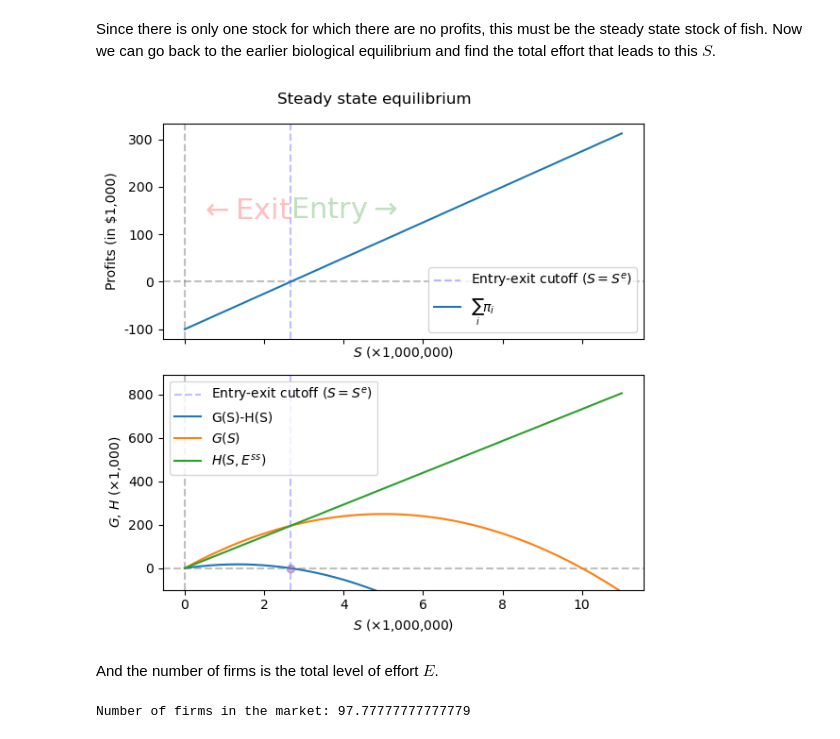
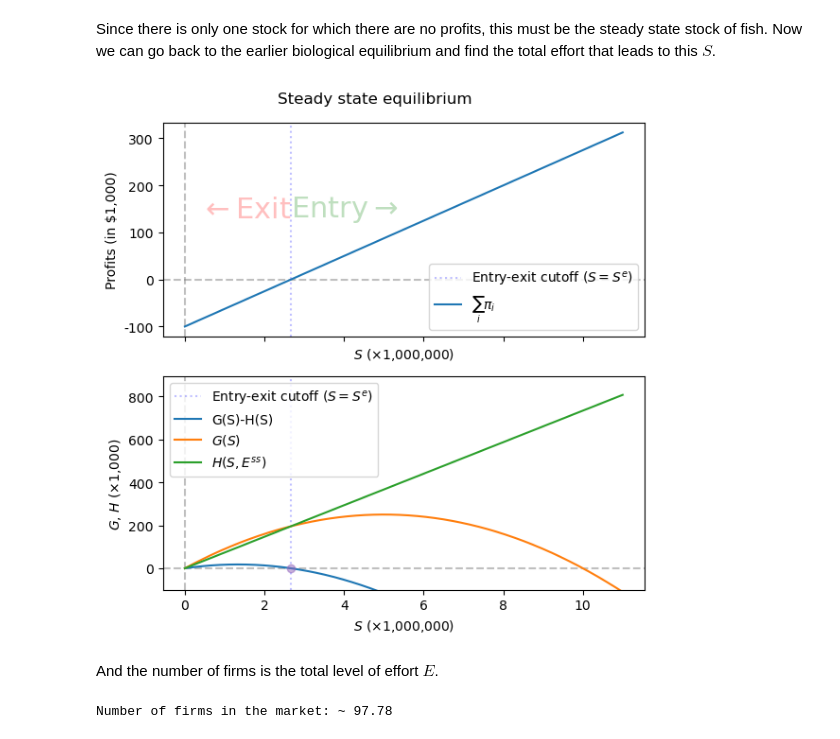
Before and after one commit to Leonbremer/fisheries, a Jupyter notebook: fish.ipynb, the cells around one changed output. Cells and saved outputs as stored; diff of their text form; code cells hidden in the pictures.

```diff
--- a/fish.ipynb
+++ b/fish.ipynb
@@ -81,7 +80,4 @@ Let us first look at the natural fish stock by plotting the regeneration functio
 # %%
-m = 10**6
-t = 10**3
-s = np.linspace(0,k+m,t)# Domain of plot
 # Biological equilibrium
 fig, (ax0,ax1) = plt.subplots(nrows=1, ncols=2, figsize=(8, 4), sharey = True)
 # Plot on both subplots
@@ -96,7 +92,7 @@ for ax in [ax0,ax1]:
 for h in [.5, 2.5, 5, 7.5, 9]:
     ax1.arrow(x=h*m, y=0, dx=.5*m, dy=0, width=10*t, length_includes_head=True, head_width=25*t, head_length=.25*m)
 ax1.arrow(x=k*1.1, y=0, dx=-.5*m, dy=0, width=10*t, length_includes_head=True, head_width=25*t, head_length=.25*m)
-ax1.plot([0,10*m,], [0,0,], 'ro', label=r'$S_0$')
+ax1.plot([0,10*m,], [0,0,], 'ro', label=r'$S^\ast$')
 ax0.set_ylabel(r'$G(S)$ ($\times$1,000)')
 # Plot information
 fig.suptitle('Biological equilibrium - No harvesting')
@@ -160,8 +160,6 @@ We now add fishers to the mix. Together with the regeneration function, harvesti
 # %% [markdown]
 One can solve for the bio-harvesting equilibrium, finding that $S^b = (1 - \frac{\alpha}{\gamma}E)K$ (or in the extinction case: $S^b=0$). Let's use this in our visualization.
 # %%
-s = np.linspace(0,k+m,t)# Domain of plot
-
 # Plot
 fig, (ax0,ax1) = plt.subplots(nrows=2,ncols=1,figsize=(6, 6),sharex=True,sharey=True)
 for ax in [ax0,ax1]:
@@ -216,13 +216,11 @@ p=1
 Ess = (gamma/alpha)*(1-(w/(alpha*p*k)))
 Se = w/(alpha*p)
 
-s = np.linspace(0,k+m,t)# Domain of plot
-
 # Plot
 fig, ax = plt.subplots(nrows=1,ncols=1,figsize=(6, 4))
 ax.axhline(0,linestyle='--',color="grey",alpha=.5)
 ax.axvline(0,linestyle='--',color="grey",alpha=.5)
-ax.axvline(Se,linestyle='--',color="blue",alpha=.25, label='Entry-exit cutoff ($S=S^e$)')
+ax.axvline(Se,linestyle=':',color="blue",alpha=.25, label='Entry-exit cutoff ($S=S^e$)')
 ax.plot(s, profit(alpha,s,p,w,e=50), label=r'$\sum_i \pi_i$')
 ax.text(x=Se,
         y=150*10**3,
@@ -258,7 +256,7 @@ fig, (ax0,ax1) = plt.subplots(nrows=2,ncols=1,figsize=(6,6),sharex=True)
 for ax in [ax0,ax1]:
     ax.axhline(0,linestyle='--',color="grey",alpha=.5)
     ax.axvline(0,linestyle='--',color="grey",alpha=.5)
-    ax.axvline(Se,linestyle='--',color="blue",alpha=.25, label='Entry-exit cutoff ($S=S^e$)')
+    ax.axvline(Se,linestyle=':',color="blue",alpha=.25, label='Entry-exit cutoff ($S=S^e$)')
     ax.set_xlabel(r'$S$ ($\times$1,000,000)')
     ax.xaxis.set_major_formatter(lambda s,t: "{:,.0f}".format(s/10**6))
     ax.yaxis.set_major_formatter(lambda s,t: "{:,.0f}".format(s/10**3))
@@ -267,37 +265,37 @@ ax0.text(x=Se,
         y=150*10**3,
         s=r'$\leftarrow$Exit',
         color="red",
         alpha=.25,
         horizontalalignment='right',
         verticalalignment='center',
         fontsize=22)
 ax0.text(x=Se,
         y=150*10**3,
         s=r'Entry$\rightarrow$',
         color="green",
         alpha=.25,
         horizontalalignment='left',
         verticalalignment='center',
         fontsize=22)
 ax1.plot(s,G(gamma=gamma,S=s,K=k)-H(alpha,s,Ess),
          label=r'G(S)-H(S)')
 ax1.plot(s,G(gamma=gamma,S=s,K=k),label=r'$G(S)$')
 ax1.plot(s,H(alpha,s,Ess),label=r'$H(S,E^{ss})$')
 ax1.plot(Se,0,color='tab:purple',marker='o',alpha=.5)
 
 ax0.legend()
 ax1.legend()
 ax0.set_ylabel(r'Profits (in $1,000)')
 ax1.set_ylabel(r'$G$, $H$ ($\times$1,000)')
 ax1.set_ylim(-100_000,)
 fig.suptitle('Steady state equilibrium')
 plt.tight_layout()
 plt.show()
 # %% [output]
-[figure, old version]
+[figure, new version]
 # %% [markdown]
 And the number of firms is the total level of effort $E$.
 # %%
-print('Number of firms in the market:', Ess)
+print('Number of firms in the market:', "~", round(Ess,2))
 # %% [output]
-Number of firms in the market: 97.77777777777779
+Number of firms in the market: ~ 97.78
```
Also changed, not shown: parts of 18 cells of this notebook.
